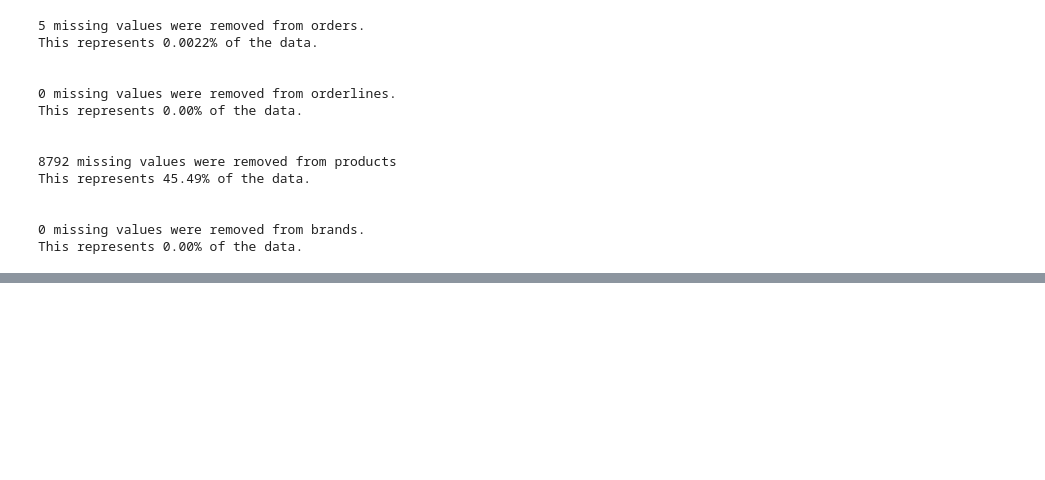
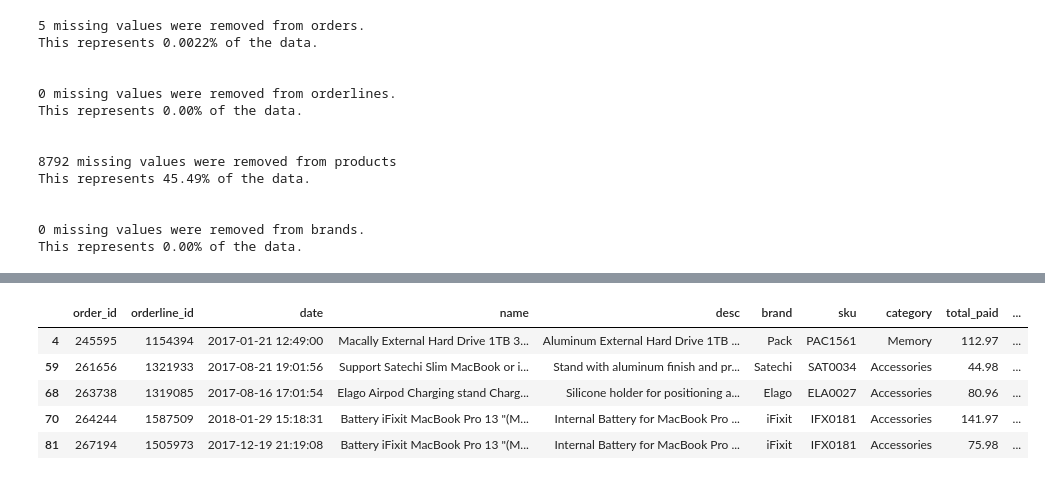
Before and after one commit to Donal-Flanagan/Eniac_discount_analysis, a Jupyter notebook: notebooks/2 - price_cleaning_munge/total_paid.ipynb, the cells around one changed output, grey strips where cells are left out. Saved outputs shown, nothing was run; the diff lists cells and outputs as text; code cells hidden in the pictures; blank space fills up the shorter version.

```diff
--- a/notebooks/2 - price_cleaning_munge/total_paid.ipynb
+++ b/notebooks/2 - price_cleaning_munge/total_paid.ipynb
@@ -36,0 +56,10 @@ This represents 0.00% of the data.
+# %%
+total_paid_test_data = passing_test_data[passing_test_data.order_id.isin(incorrect_total_price.index)].copy()
+total_paid_test_data.head()
+# %% [output]
+|  | order_id | orderline_id | date | name | desc | brand | sku | category | total_paid | ... |
+| 4 | 245595 | 1154394 | 2017-01-21 12:49:00 | Macally External Hard Drive 1TB 3... | Aluminum External Hard Drive 1TB ... | Pack | PAC1561 | Memory | 112.97 | ... |
+| 59 | 261656 | 1321933 | 2017-08-21 19:01:56 | Support Satechi Slim MacBook or i... | Stand with aluminum finish and pr... | Satechi | SAT0034 | Accessories | 44.98 | ... |
+| 68 | 263738 | 1319085 | 2017-08-16 17:01:54 | Elago Airpod Charging stand Charg... | Silicone holder for positioning a... | Elago | ELA0027 | Accessories | 80.96 | ... |
+| 70 | 264244 | 1587509 | 2018-01-29 15:18:31 | Battery iFixit MacBook Pro 13 "(M... | Internal Battery for MacBook Pro ... | iFixit | IFX0181 | Accessories | 141.97 | ... |
+| 81 | 267194 | 1505973 | 2017-12-19 21:19:08 | Battery iFixit MacBook Pro 13 "(M... | Internal Battery for MacBook Pro ... | iFixit | IFX0181 | Accessories | 75.98 | ... |
```
Also changed, not shown: parts of 14 cells of this notebook, 3 other files.
